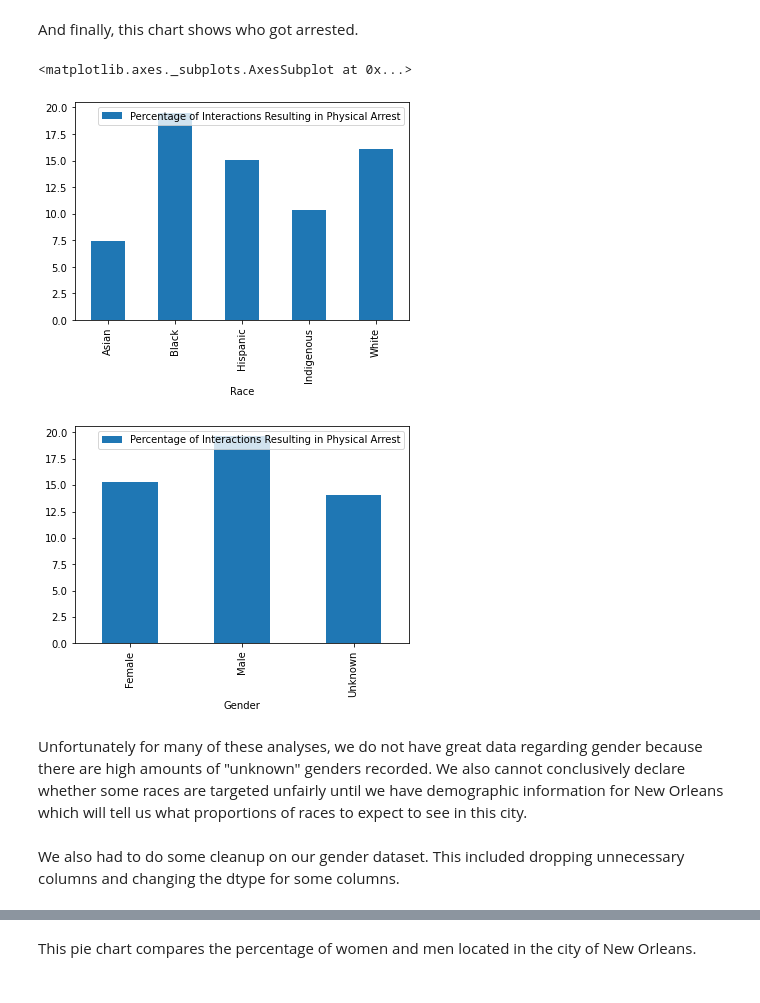
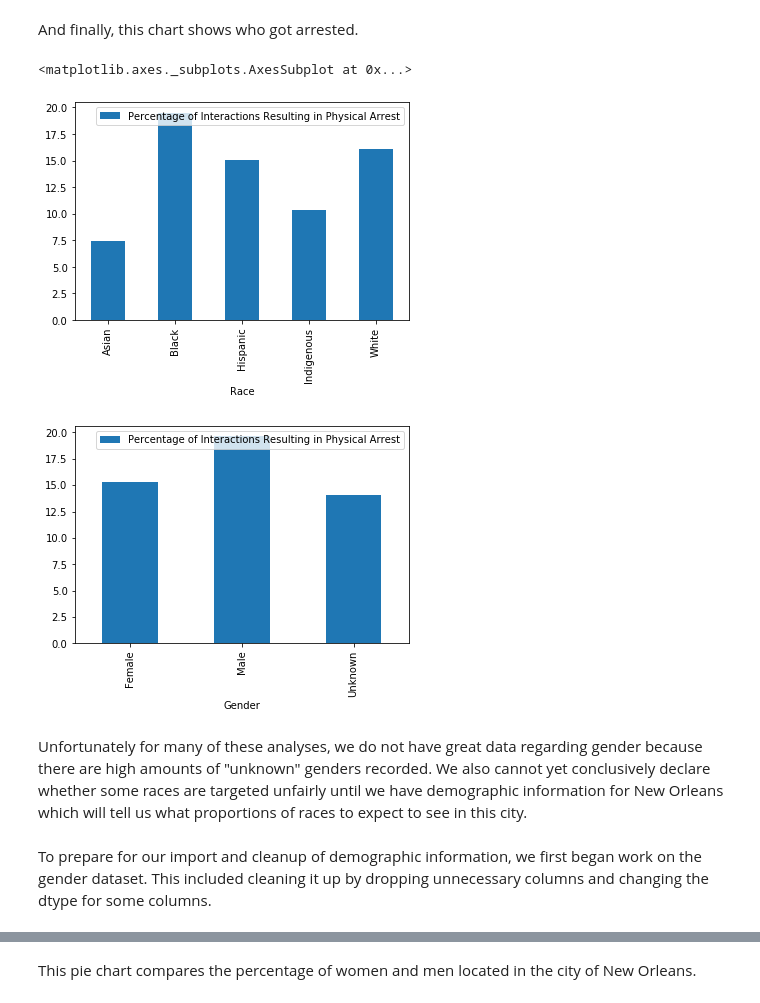
Before and after one commit to Icasas101/FinalDSTutorial, a Jupyter notebook: Final DS Tutorial.ipynb, the cells around one changed output, grey strips where cells are left out. Cells and saved outputs as stored; diff of their text form; code cells hidden in the pictures.

```diff
--- a/Final DS Tutorial.ipynb
+++ b/Final DS Tutorial.ipynb
@@ -175,7 +221,7 @@ hispanicCount = df['SubjectRace'].value_counts()["HISPANIC"]
 whiteCount = df['SubjectRace'].value_counts()["WHITE"]
 maleCount = df['SubjectGender'].value_counts()["MALE"]
 femaleCount = df['SubjectGender'].value_counts()["FEMALE"]
-unknownCount = df['SubjectGender'].value_counts()["Unknown"]
+unknownCount = df['SubjectGender'].value_counts()["UNKNOWN"]
 
 noActionAmer = noActionAsian = noActionBlack = noActionHispanic = noActionWhite = 0
 
@@ -330,7 +376,7 @@ for index, row in df.iterrows():
             noFemale += 1
         if (row['SubjectGender'] == "MALE"):
             noMale += 1
-        if ((row['SubjectGender'] == "Unknown")):
+        if ((row['SubjectGender'] == "UNKNOWN")):
             noUnknown += 1
 
 noAmerPer = (noAmer / amerCount) * 100
@@ -659,32 +705,32 @@ for index, row in df.iterrows():
         elif (row['SubjectRace'] == "WHITE"):
             arrestWhite += 1
         if (row['SubjectGender'] == "FEMALE"):
             arrestFemale += 1
         if (row['SubjectGender'] == "MALE"):
             arrestMale += 1
-        if ((row['SubjectGender'] == "Unknown")):
+        if ((row['SubjectGender'] == "UNKNOWN")):
             arrestUnknown += 1
 
 arrestAmerPer = (arrestAmer / amerCount) * 100
 arrestAsianPer = (arrestAsian / asianCount) * 100
 arrestBlackPer = (arrestBlack / blackCount) * 100
 arrestHispanicPer = (arrestHispanic / hispanicCount) * 100
 arrestWhitePer = (arrestWhite / whiteCount) * 100
 
 arrestFemalePer = (arrestFemale / femaleCount) * 100
 arrestMalePer = (arrestMale / maleCount) * 100
 arrestUnknownPer = (arrestUnknown / unknownCount) * 100
 
 arrestPerDict = {"Race": ["Asian", "Black", "Hispanic", "Indigenous", "White"], "Percentage of Interactions Resulting in Physical Arrest": [arrestAsianPer, arrestBlackPer, arrestHispanicPer, arrestAmerPer, arrestWhitePer]}
 arrestPerDictGender = {"Gender": ["Female", "Male", "Unknown"], "Percentage of Interactions Resulting in Physical Arrest": [arrestFemalePer, arrestMalePer, arrestUnknownPer]}
 
 arrestRaceDf = pd.DataFrame(arrestPerDict).set_index('Race')
 arrestGenderDf = pd.DataFrame(arrestPerDictGender).set_index('Gender')
 
 
 arrestRaceDf.plot.bar()
 arrestGenderDf.plot.bar()
 # %% [output]
 <matplotlib.axes._subplots.AxesSubplot at 0x...>
 [figure]
-[figure, old version]
+[figure, new version]
@@ -691,7 +788,7 @@ arrestGenderDf.plot.bar()
 # %% [markdown]
-Unfortunately for many of these analyses, we do not have great data regarding gender because there are high amounts of "unknown" genders recorded. We also cannot conclusively declare whether some races are targeted unfairly until we have demographic information for New Orleans which will tell us what proportions of races to expect to see in this city.
+Unfortunately for many of these analyses, we do not have great data regarding gender because there are high amounts of "unknown" genders recorded. We also cannot yet conclusively declare whether some races are targeted unfairly until we have demographic information for New Orleans which will tell us what proportions of races to expect to see in this city.
 # %% [markdown]
-We also had to do some cleanup on our gender dataset. This included dropping unnecessary columns and changing the dtype for some columns.
+To prepare for our import and cleanup of demographic information, we first began work on the gender dataset. This included cleaning it up by dropping unnecessary columns and changing the dtype for some columns.
 # %%
 gender_df = gender_df.dropna(how='all')
 gender_df = gender_df.drop(columns=['Blank'])
```
Also changed, not shown: parts of 23 cells of this notebook.
